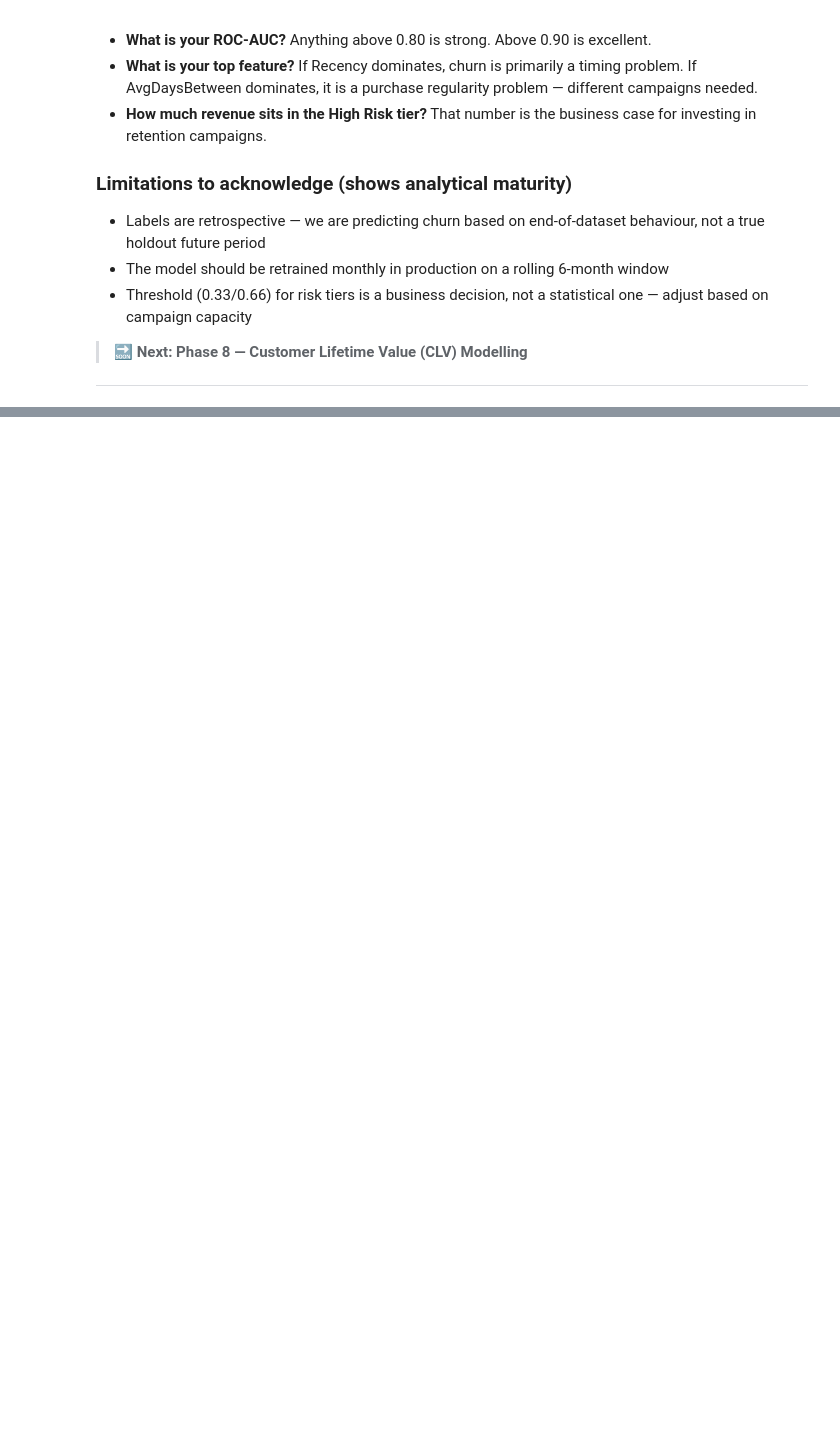
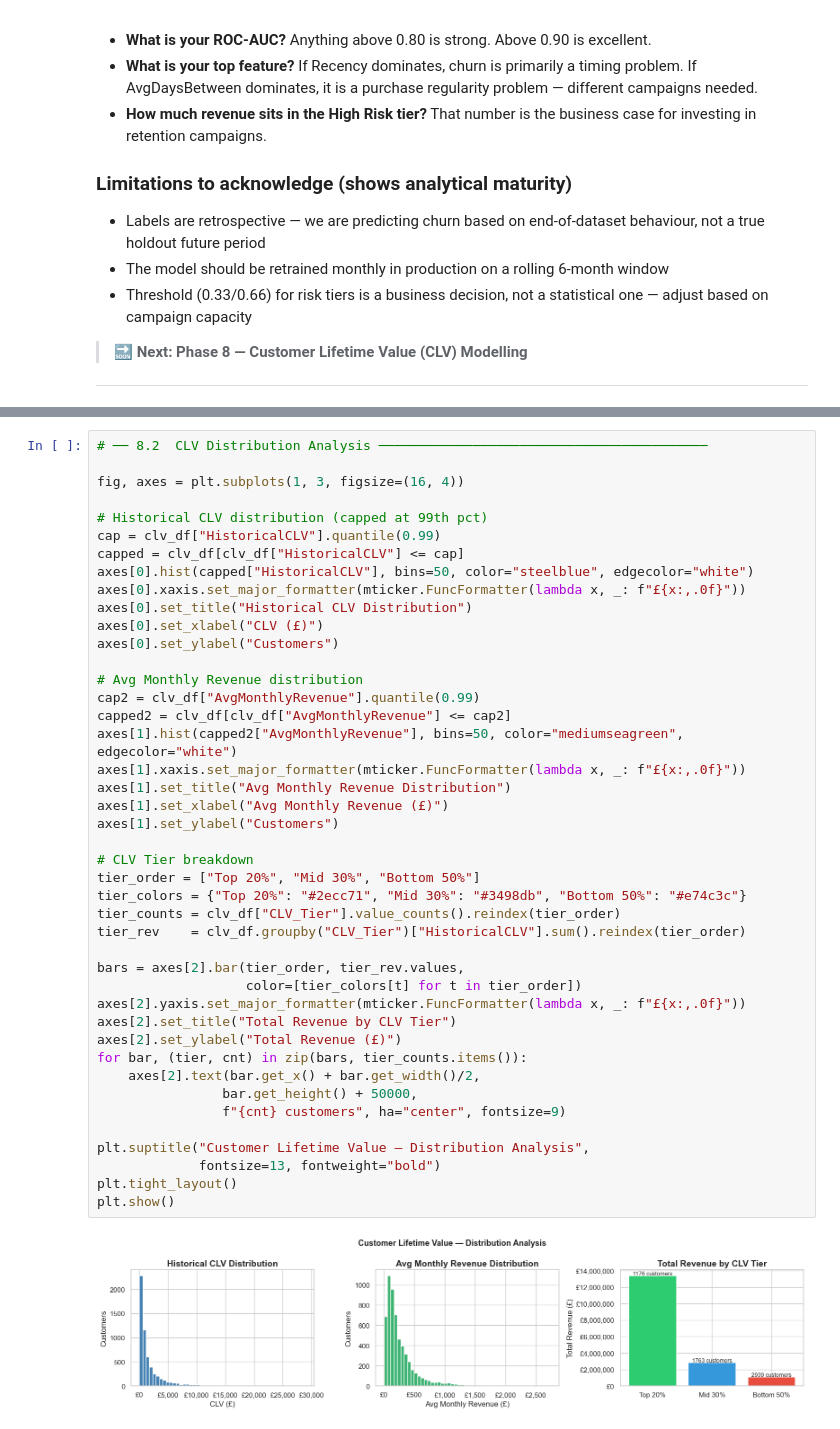
Before and after one commit to asimjamal/Customer-Intelligence-Report, a Jupyter notebook: customer_analytics_eda.ipynb, the cells around one changed output, grey strips where cells are left out. Saved outputs shown, nothing was run; the diff lists cells and outputs as text; blank space fills up the shorter version.

```diff
--- a/customer_analytics_eda.ipynb
+++ b/customer_analytics_eda.ipynb
@@ -2024,0 +2113,45 @@ plt.show()
+# %%
+# ── 8.2  CLV Distribution Analysis ──────────────────────────────────────────
+
+fig, axes = plt.subplots(1, 3, figsize=(16, 4))
+
+# Historical CLV distribution (capped at 99th pct)
+cap = clv_df["HistoricalCLV"].quantile(0.99)
+capped = clv_df[clv_df["HistoricalCLV"] <= cap]
+axes[0].hist(capped["HistoricalCLV"], bins=50, color="steelblue", edgecolor="white")
+axes[0].xaxis.set_major_formatter(mticker.FuncFormatter(lambda x, _: f"£{x:,.0f}"))
+axes[0].set_title("Historical CLV Distribution")
+axes[0].set_xlabel("CLV (£)")
+axes[0].set_ylabel("Customers")
+
+# Avg Monthly Revenue distribution
+cap2 = clv_df["AvgMonthlyRevenue"].quantile(0.99)
+capped2 = clv_df[clv_df["AvgMonthlyRevenue"] <= cap2]
+axes[1].hist(capped2["AvgMonthlyRevenue"], bins=50, color="mediumseagreen", edgecolor="white")
+axes[1].xaxis.set_major_formatter(mticker.FuncFormatter(lambda x, _: f"£{x:,.0f}"))
+axes[1].set_title("Avg Monthly Revenue Distribution")
+axes[1].set_xlabel("Avg Monthly Revenue (£)")
+axes[1].set_ylabel("Customers")
+
+# CLV Tier breakdown
+tier_order = ["Top 20%", "Mid 30%", "Bottom 50%"]
+tier_colors = {"Top 20%": "#2ecc71", "Mid 30%": "#3498db", "Bottom 50%": "#e74c3c"}
+tier_counts = clv_df["CLV_Tier"].value_counts().reindex(tier_order)
+tier_rev    = clv_df.groupby("CLV_Tier")["HistoricalCLV"].sum().reindex(tier_order)
+
+bars = axes[2].bar(tier_order, tier_rev.values,
+                   color=[tier_colors[t] for t in tier_order])
+axes[2].yaxis.set_major_formatter(mticker.FuncFormatter(lambda x, _: f"£{x:,.0f}"))
+axes[2].set_title("Total Revenue by CLV Tier")
+axes[2].set_ylabel("Total Revenue (£)")
+for bar, (tier, cnt) in zip(bars, tier_counts.items()):
+    axes[2].text(bar.get_x() + bar.get_width()/2,
+                bar.get_height() + 50000,
+                f"{cnt} customers", ha="center", fontsize=9)
+
+plt.suptitle("Customer Lifetime Value — Distribution Analysis",
+             fontsize=13, fontweight="bold")
+plt.tight_layout()
+plt.show()
+# %% [output]
+[figure, added]
```
Also changed, not shown: parts of 8 cells of this notebook.
